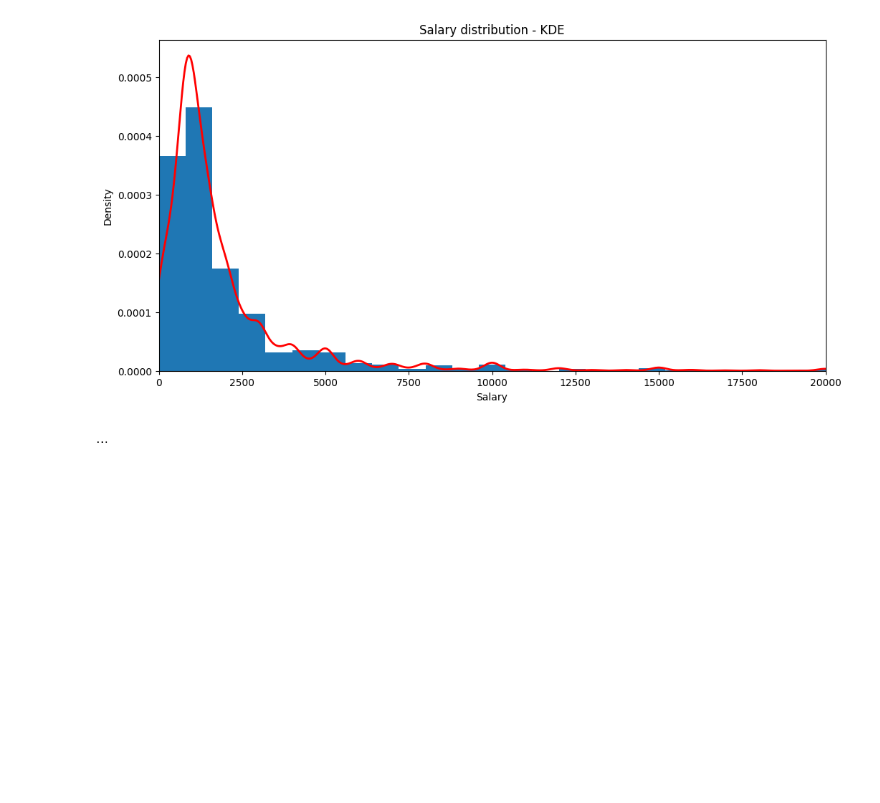
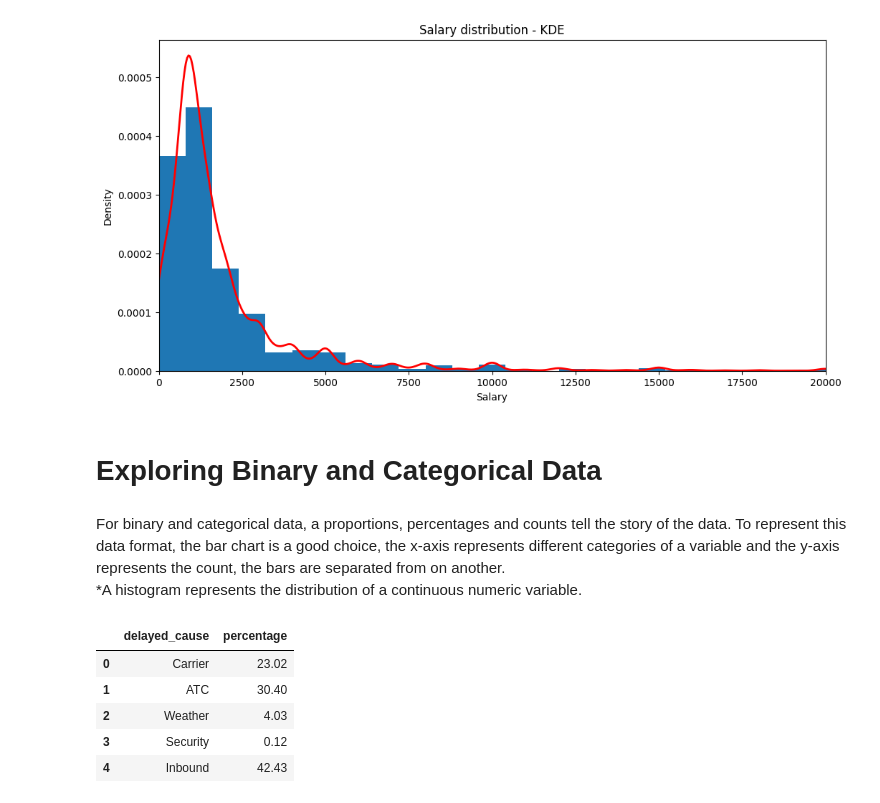
Before and after one commit to gdserafini/pratical-statistics, a Jupyter notebook: src/1-exploratory-data-analysis/exploratory_data_analysis.ipynb, the cells around one changed output. Drawn from its saved outputs; the diff is of its cells as text; code cells hidden in the pictures; blank space fills up the shorter version.

```diff
--- a/src/1-exploratory-data-analysis/exploratory_data_analysis.ipynb
+++ b/src/1-exploratory-data-analysis/exploratory_data_analysis.ipynb
@@ -239,4 +239,22 @@ plt.show()
 # %% [output]
 [figure]
 # %% [markdown]
-...
+# Exploring Binary and Categorical Data
+# %% [markdown]
+For binary and categorical data, a proportions, percentages and counts tell the story of the data. To represent this data format, the bar chart is a good choice, the x-axis represents different categories of a variable and the y-axis represents the count, the bars are separated from on another. <br>
+*A histogram represents the distribution of a continuous numeric variable.
+# %%
+data = pd.DataFrame(
+    {
+        'delayed_cause': ['Carrier', 'ATC', 'Weather', 'Security', 'Inbound'],
+        'percentage': [23.02, 30.40, 4.03, 0.12, 42.43]
+    }
+)
+data
+# %% [output]
+|  | delayed_cause | percentage |
+| 0 | Carrier | 23.02 |
+| 1 | ATC | 30.40 |
+| 2 | Weather | 4.03 |
+| 3 | Security | 0.12 |
+| 4 | Inbound | 42.43 |
```
Also changed, not shown: parts of 2 cells of this notebook, 2 other files.
